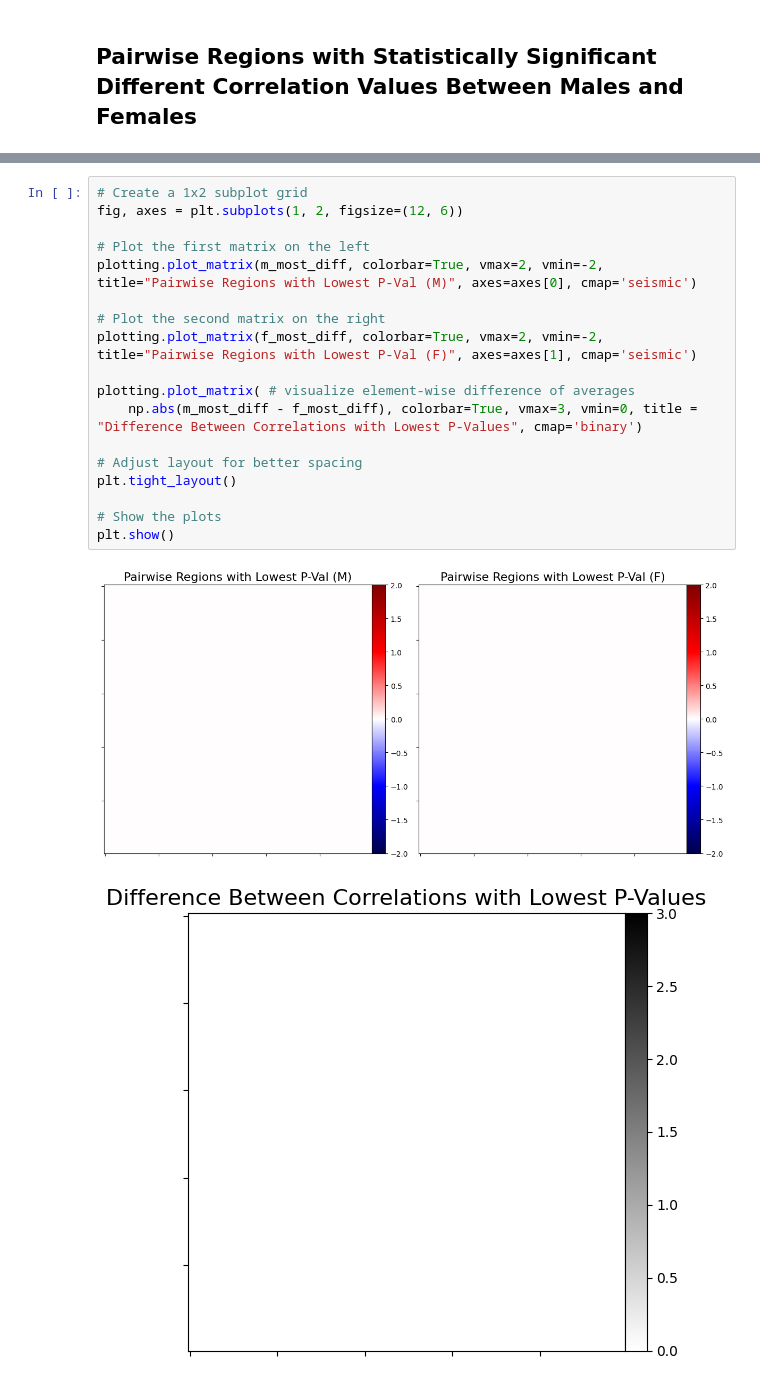
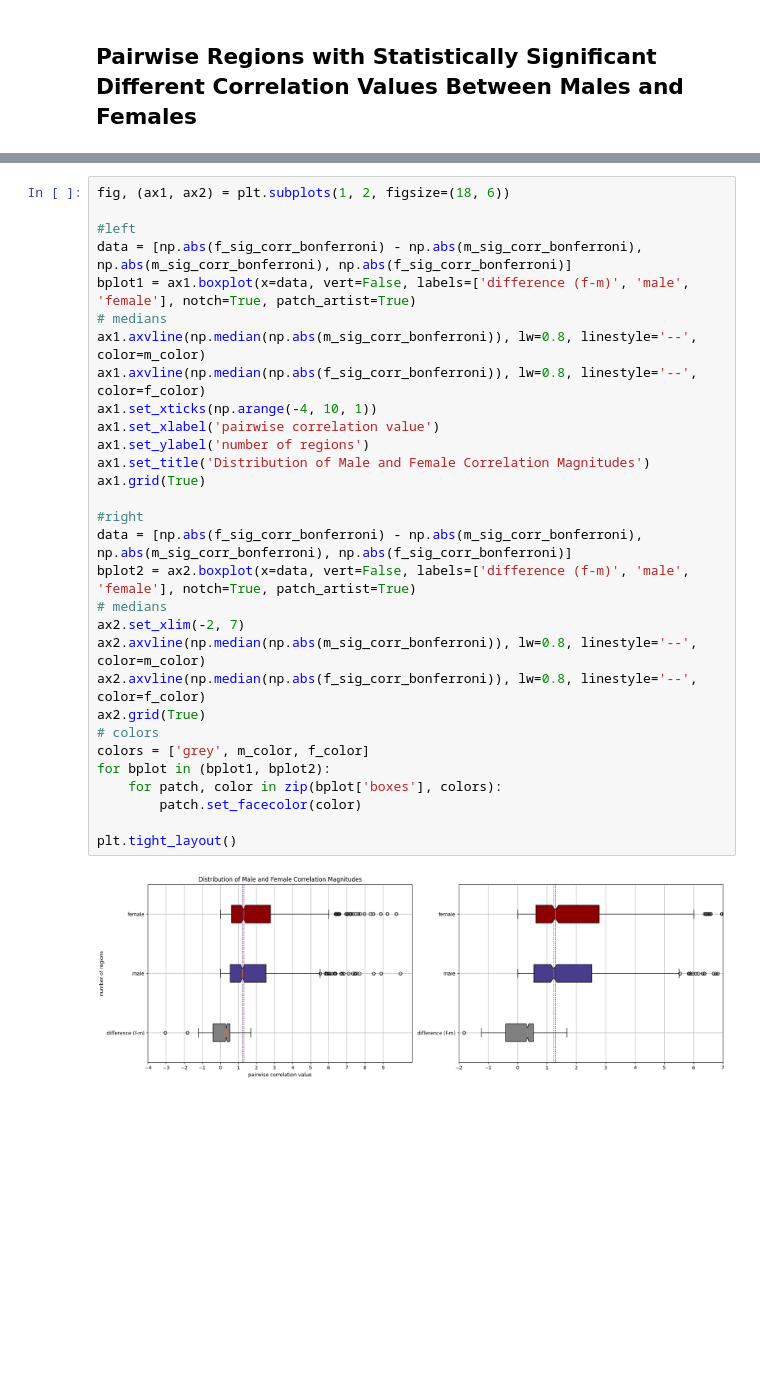
Before and after one commit to AndrewCheng02/DSC180B-Capstone-ProjectA09, a Jupyter notebook: HCP EDA.ipynb, the cells around one changed output, grey strips where cells are left out. Saved outputs shown, nothing was run; the diff lists cells and outputs as text; blank space fills up the shorter version.

```diff
--- a/HCP EDA.ipynb
+++ b/HCP EDA.ipynb
@@ -248,21 +250,32 @@ plt.show()
-# %%
-# Create a 1x2 subplot grid
-fig, axes = plt.subplots(1, 2, figsize=(12, 6))
-
-# Plot the first matrix on the left
-plotting.plot_matrix(m_most_diff, colorbar=True, vmax=2, vmin=-2, title="Pairwise Regions with Lowest P-Val (M)", axes=axes[0], cmap='seismic')
-
-# Plot the second matrix on the right
-plotting.plot_matrix(f_most_diff, colorbar=True, vmax=2, vmin=-2, title="Pairwise Regions with Lowest P-Val (F)", axes=axes[1], cmap='seismic')
-
-plotting.plot_matrix( # visualize element-wise difference of averages
-    np.abs(m_most_diff - f_most_diff), colorbar=True, vmax=3, vmin=0, title = "Difference Between Correlations with Lowest P-Values", cmap='binary')
-
-# Adjust layout for better spacing
-plt.tight_layout()
-
-# Show the plots
-plt.show()
-# %% [output]
-[figure, removed]
-[figure, removed]
+# %%
+fig, (ax1, ax2) = plt.subplots(1, 2, figsize=(18, 6))
+
+#left
+data = [np.abs(f_sig_corr_bonferroni) - np.abs(m_sig_corr_bonferroni),  np.abs(m_sig_corr_bonferroni), np.abs(f_sig_corr_bonferroni)]
+bplot1 = ax1.boxplot(x=data, vert=False, labels=['difference (f-m)', 'male', 'female'], notch=True, patch_artist=True)
+# medians
+ax1.axvline(np.median(np.abs(m_sig_corr_bonferroni)), lw=0.8, linestyle='--', color=m_color)
+ax1.axvline(np.median(np.abs(f_sig_corr_bonferroni)), lw=0.8, linestyle='--', color=f_color)
+ax1.set_xticks(np.arange(-4, 10, 1))
+ax1.set_xlabel('pairwise correlation value')
+ax1.set_ylabel('number of regions')
+ax1.set_title('Distribution of Male and Female Correlation Magnitudes')
+ax1.grid(True)
+
+#right
+data = [np.abs(f_sig_corr_bonferroni) - np.abs(m_sig_corr_bonferroni),  np.abs(m_sig_corr_bonferroni), np.abs(f_sig_corr_bonferroni)]
+bplot2 = ax2.boxplot(x=data, vert=False, labels=['difference (f-m)', 'male', 'female'], notch=True, patch_artist=True)
+# medians
+ax2.set_xlim(-2, 7)
+ax2.axvline(np.median(np.abs(m_sig_corr_bonferroni)), lw=0.8, linestyle='--', color=m_color)
+ax2.axvline(np.median(np.abs(f_sig_corr_bonferroni)), lw=0.8, linestyle='--', color=f_color)
+ax2.grid(True)
+# colors
+colors = ['grey', m_color, f_color]
+for bplot in (bplot1, bplot2):
+    for patch, color in zip(bplot['boxes'], colors):
+        patch.set_facecolor(color)
+
+plt.tight_layout()
+# %% [output]
+[figure, added]
```
Also changed, not shown: parts of 13 cells of this notebook, 4 other files.
